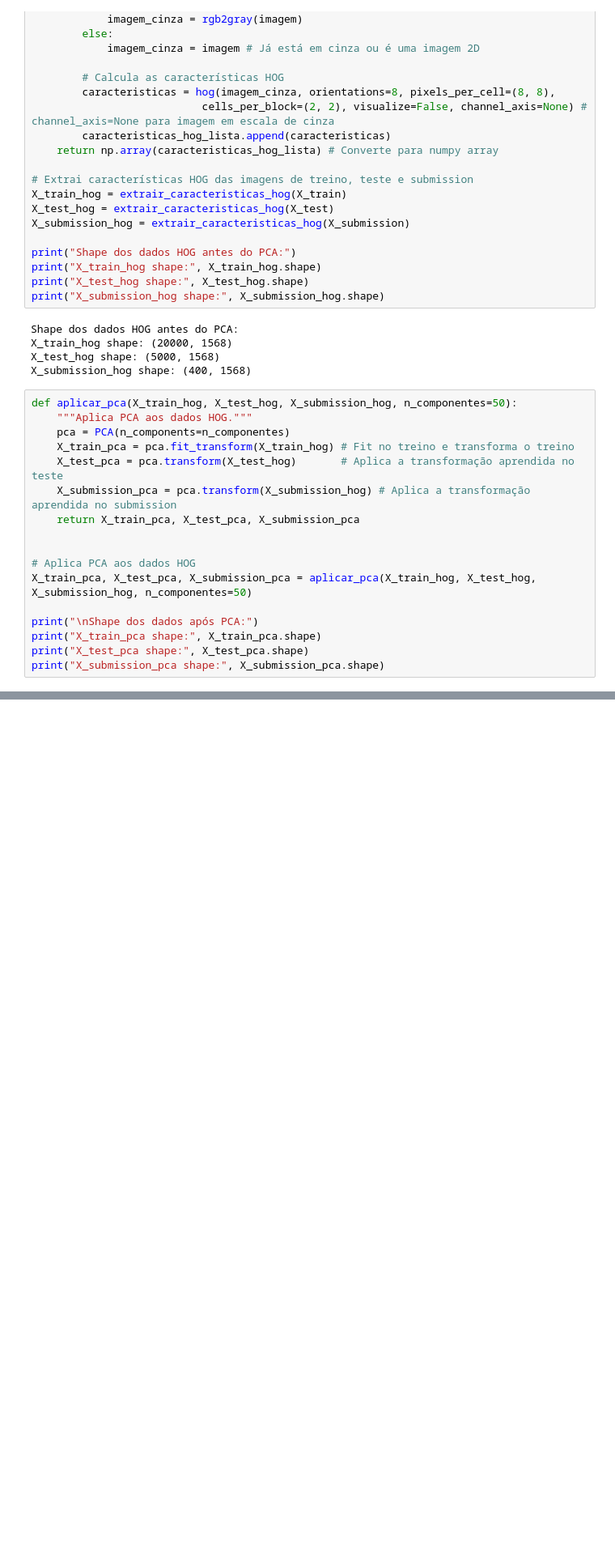
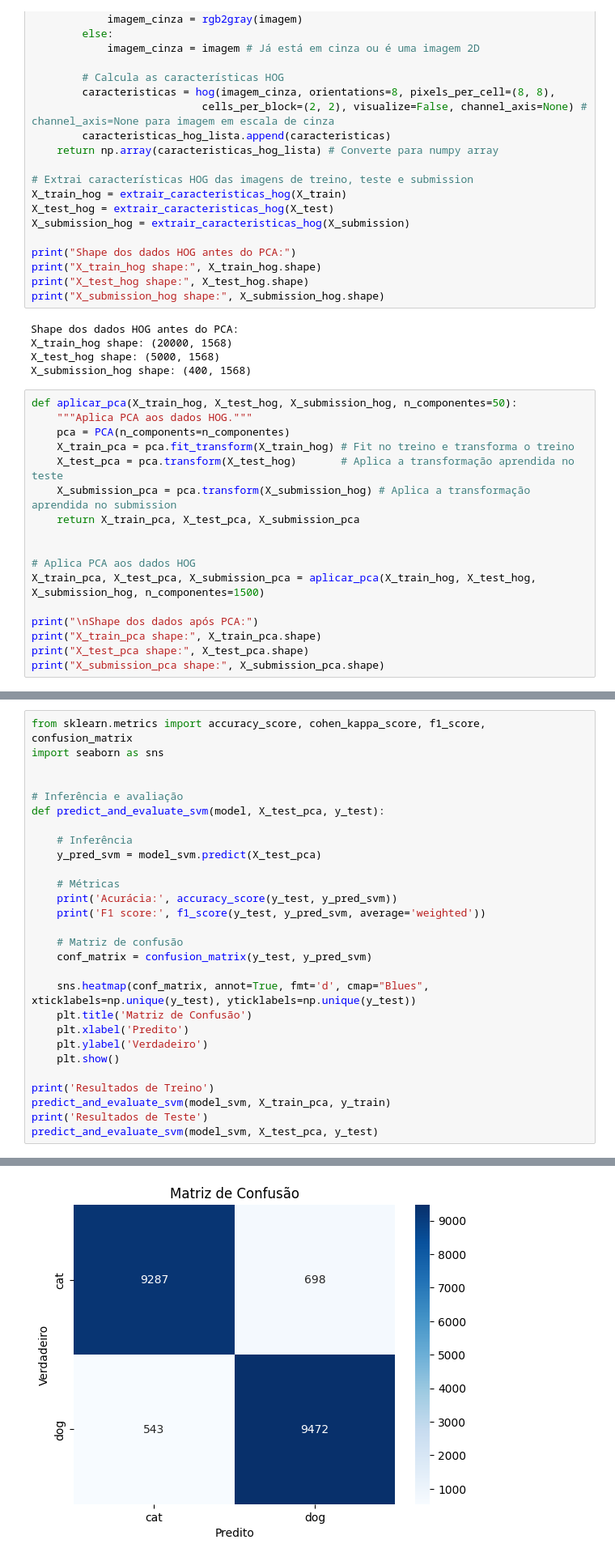
Before and after one commit to LPSubtil/Puc_ML_classico, a Jupyter notebook: PCA_1800_SVM_HOG.ipynb, the cells around one changed output, grey strips where cells are left out. Shown at 81% size. Saved outputs shown, nothing was run; the diff lists cells and outputs as text; blank space fills up the shorter version.

```diff
--- a/PCA_1800_SVM_HOG.ipynb
+++ b/PCA_1800_SVM_HOG.ipynb
@@ -279,7 +272,7 @@ def aplicar_pca(X_train_hog, X_test_hog, X_submission_hog, n_componentes=50):
 
 
 # Aplica PCA aos dados HOG
-X_train_pca, X_test_pca, X_submission_pca = aplicar_pca(X_train_hog, X_test_hog, X_submission_hog, n_componentes=50)
+X_train_pca, X_test_pca, X_submission_pca = aplicar_pca(X_train_hog, X_test_hog, X_submission_hog, n_componentes=1500)
 
 print("\nShape dos dados após PCA:")
 print("X_train_pca shape:", X_train_pca.shape)
@@ -329,0 +323,29 @@ weighted avg       0.77      0.77      0.77      5000
+# %%
+from sklearn.metrics import accuracy_score, cohen_kappa_score, f1_score, confusion_matrix
+import seaborn as sns
+
+
+# Inferência e avaliação
+def predict_and_evaluate_svm(model, X_test_pca, y_test):
+
+    # Inferência
+    y_pred_svm = model_svm.predict(X_test_pca)
+
+    # Métricas
+    print('Acurácia:', accuracy_score(y_test, y_pred_svm))
+    print('F1 score:', f1_score(y_test, y_pred_svm, average='weighted'))
+
+    # Matriz de confusão
+    conf_matrix = confusion_matrix(y_test, y_pred_svm)
+
+    sns.heatmap(conf_matrix, annot=True, fmt='d', cmap="Blues", xticklabels=np.unique(y_test), yticklabels=np.unique(y_test))
+    plt.title('Matriz de Confusão')
+    plt.xlabel('Predito')
+    plt.ylabel('Verdadeiro')
+    plt.show()
+
+print('Resultados de Treino')
+predict_and_evaluate_svm(model_svm, X_train_pca, y_train)
+print('Resultados de Teste')
+predict_and_evaluate_svm(model_svm, X_test_pca, y_test)
+# %% [output]
@@ -329,0 +355 @@ weighted avg       0.77      0.77      0.77      5000
+[figure, added]
```
Also changed, not shown: parts of 7 cells of this notebook.
